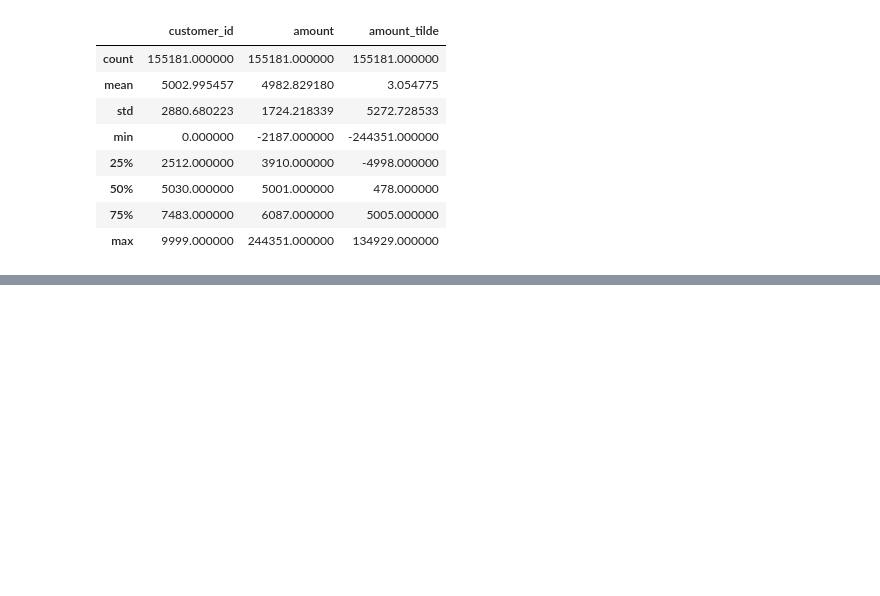
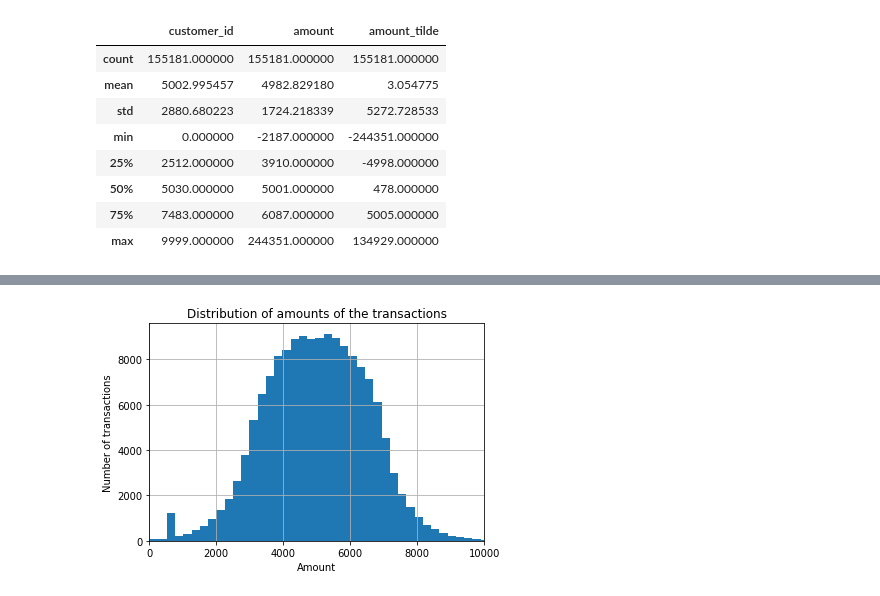
Before and after one commit to maurizio-ragusa/outlier_analysis, a Jupyter notebook: outlier_analysis.ipynb, the cells around one changed output, grey strips where cells are left out. Drawn from its saved outputs; the diff is of its cells as text; code cells hidden in the pictures; blank space fills up the shorter version.

```diff
--- a/outlier_analysis.ipynb
+++ b/outlier_analysis.ipynb
@@ -156,2 +30,0 @@ plt.show()
-# %%
-df_transactions['cluster'] = df_transactions.apply(lambda row: int(row.name / (173*3)), axis=1)
@@ -220,0 +47,12 @@ plt.show()
+# %%
+# The distribution of amounts has an anomaly at values between 600 and 700 EUR:
+
+df_transactions.hist('amount', bins=1000)
+plt.title('Distribution of amounts of the transactions')
+
+plt.xlim(0, 10000) # 5-800
+plt.xlabel('Amount')
+plt.ylabel('Number of transactions')
+plt.show()
+# %% [output]
+[figure, added]
```
Also changed, not shown: parts of 108 cells of this notebook.
